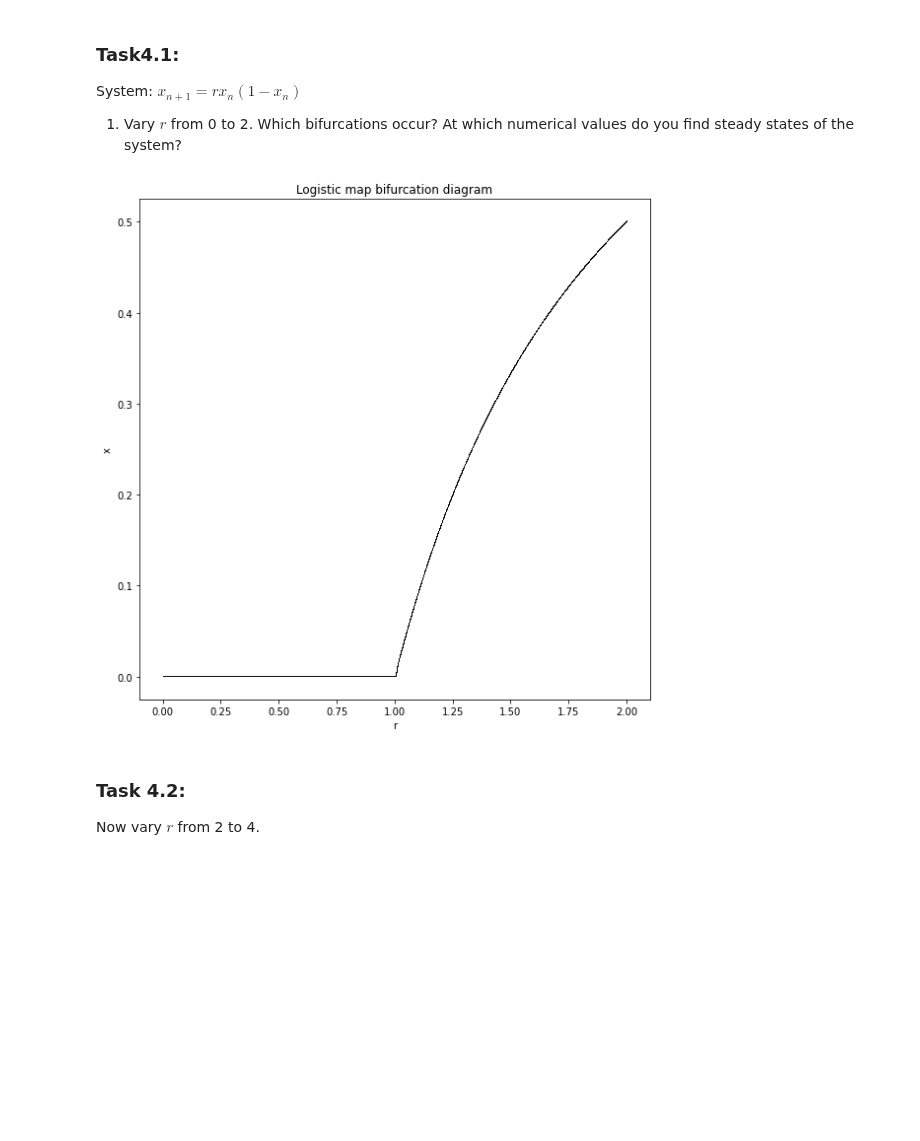
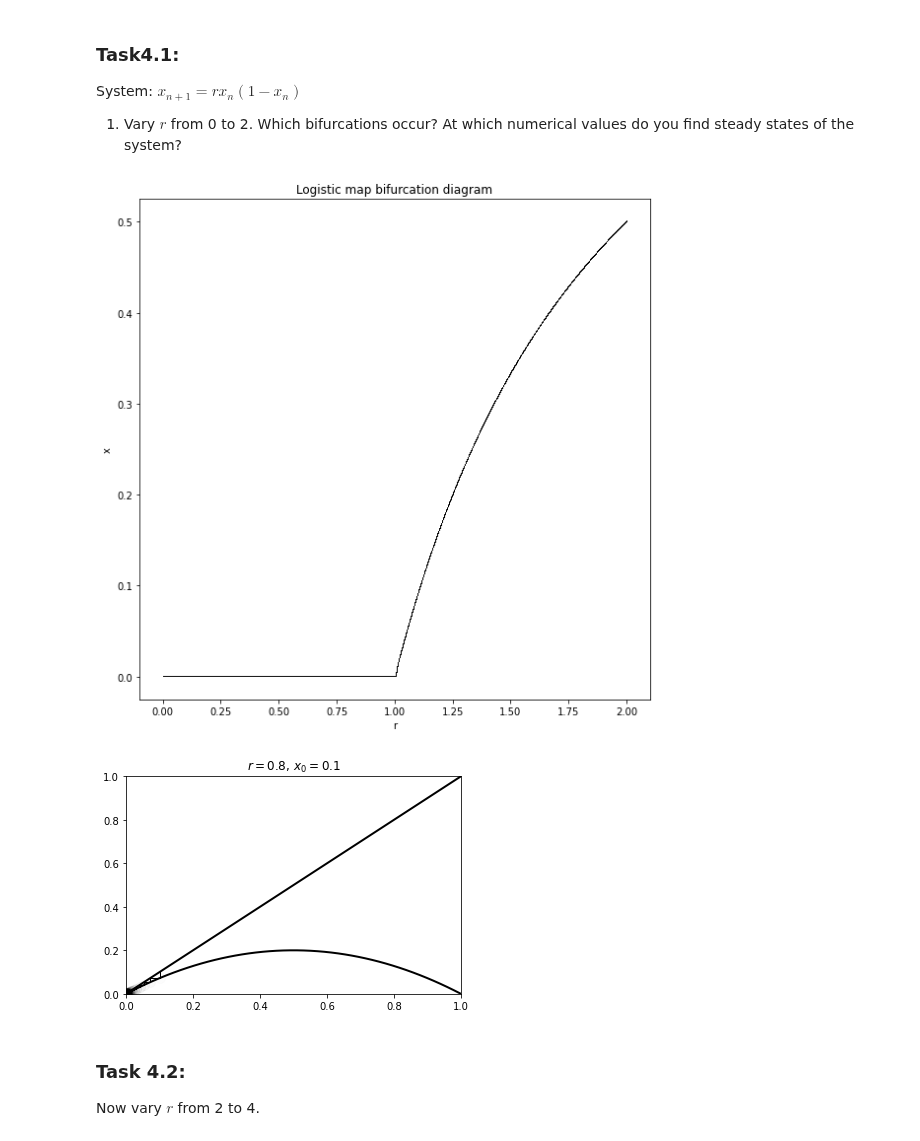
Before and after one commit to AlexPasqua/MLCMS-exercises, a Jupyter notebook: EX3/task4.ipynb, the cells around one changed output. Drawn from its saved outputs; the diff is of its cells as text; code cells hidden in the pictures; blank space fills up the shorter version.

Commit message:
Task4: added cobweb plot to notebook

```diff
--- a/EX3/task4.ipynb
+++ b/EX3/task4.ipynb
@@ -12,8 +12,10 @@ System: $x_{n+1}=rx_n(1-x_n)$
 At which numerical values do you find steady states of the system?
 # %%
 plot_logistic_map_bifurcations(min_r=0, max_r=2)
+logistic_map_cobweb_plot(r=0.8, x0=.1, n=100)
 # %% [output]
 [figure]
+[figure, added]
 # %% [markdown]
 ### Task 4.2:
 Now vary $r$ from 2 to 4.
```
Also changed, not shown: parts of 3 cells of this notebook, 2 other files.
